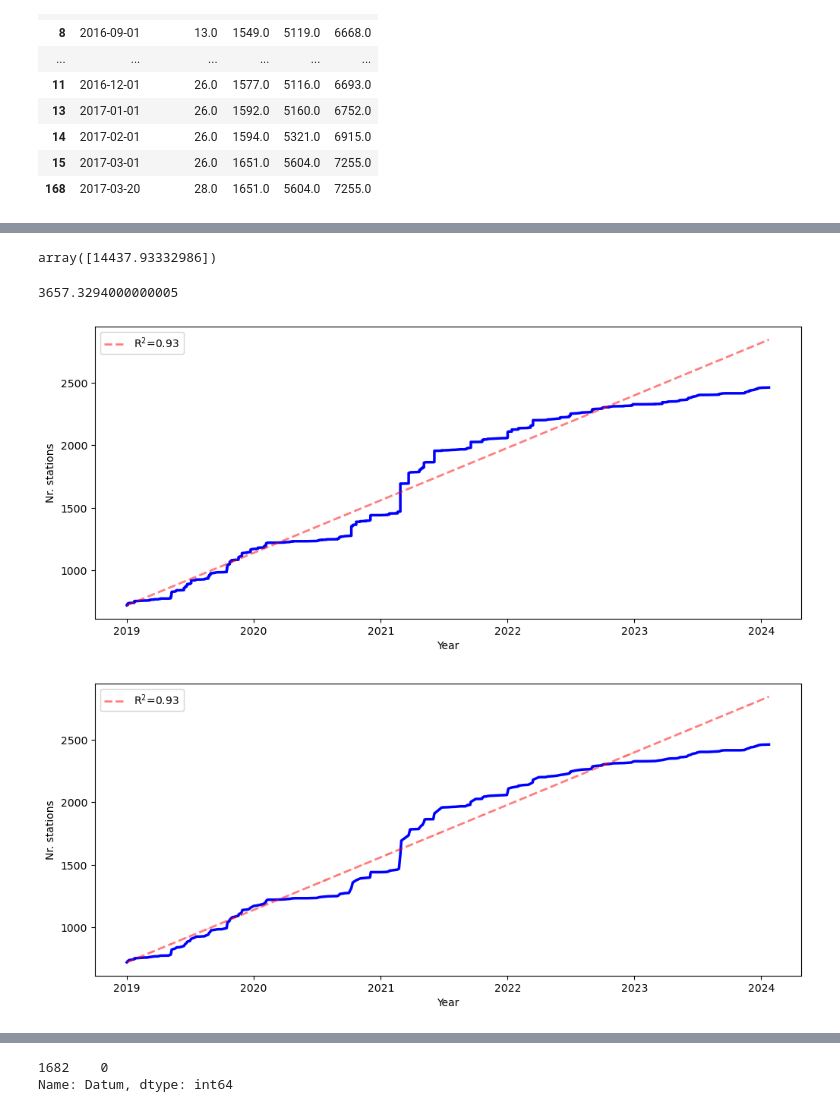
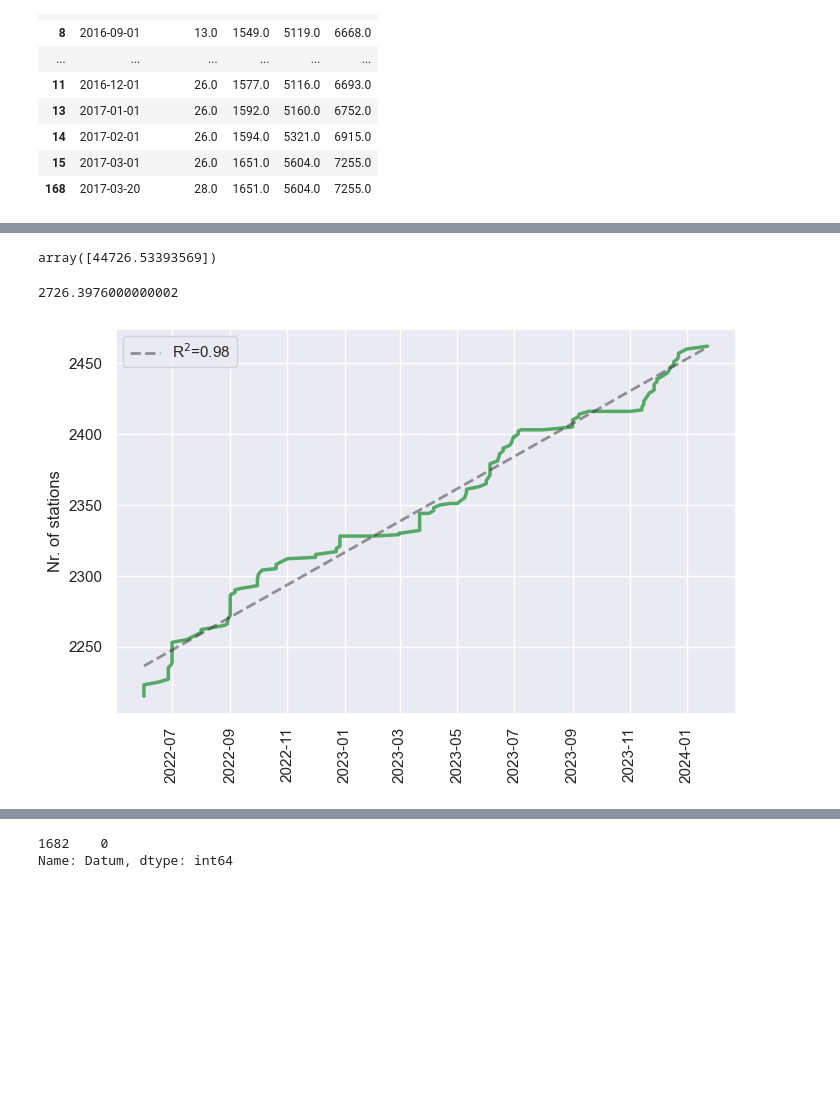
Before and after one commit to Kuroneko369/Muc_electro_vehicles, a Jupyter notebook: notebooks/ladestationen_georg.ipynb, the cells around one changed output, grey strips where cells are left out. Drawn from its saved outputs; the diff is of its cells as text; code cells hidden in the pictures; blank space fills up the shorter version.

```diff
--- a/notebooks/ladestationen_georg.ipynb
+++ b/notebooks/ladestationen_georg.ipynb
@@ -4,3 +4,8 @@
 import pandas as pd
 import matplotlib.pyplot as plt
 import seaborn as sns
+# %%
+sns.set()
+sns.set_style('darkgrid')
+sns.color_palette("pastel")
+#sns.set(rc={'axes.facecolor':'palegreen'})
@@ -431,7 +450,7 @@ Index([38], dtype='int64')
 # %%
-df_BNA_regress = df_BNA_regress.loc[38:,:]
+df_BNA_regress = df_BNA_regress.loc[123:,:]
 # %%
-df_BNA_regress['Datum'] = (df_BNA_regress['Datum'] - pd.Timestamp("2019-01-01")) // pd.Timedelta('1d')
+df_BNA_regress['Datum'] = (df_BNA_regress['Datum'] - pd.Timestamp("2022-06-01")) // pd.Timedelta('1d')
 # %%
 df_BNA_regress.head()
 # %% [output]
@@ -477,9 +496,9 @@ fitted_values = model.fittedvalues
 # %%
 model.predict([20,1])
 # %% [output]
-array([14437.93332986])
+array([44726.53393569])
 # %%
-pred = 721.7634 + 1.1485 * (1826 + 2*365)
+pred = 2236.3080 + 0.3744 * (579 + 2*365)
 pred
 # %% [output]
-3657.3294000000005
+2726.3976000000002
@@ -488,32 +509,17 @@ pred_ratio = pred/195105
 # %%
-fig, ax = plt.subplots(figsize=(12,5))
+fig, ax = plt.subplots(figsize=(8,5))
 
-ax.plot(df_BNA_kfz_merge.loc[38:,:]["Datum"], df_BNA_kfz_merge.loc[38:,:]["Ladepunkte"], linewidth=2.5, color="b")
-ax.plot(df_BNA_kfz_merge.loc[38:,:]["Datum"], fitted_values, linewidth=2, color="red", alpha=0.5, linestyle="--", label="R$^2$=0.93")
+ax.plot(df_BNA_kfz_merge.loc[123:,:]["Datum"], df_BNA_kfz_merge.loc[123:,:]["Ladepunkte"], linewidth=2.5, color="C2")
+ax.plot(df_BNA_kfz_merge.loc[123:,:]["Datum"], fitted_values, linewidth=2, color="0.2", alpha=0.5, linestyle="--", label="R$^2$=0.98")
 #ax.set_title("E-charging stations in Munich")
-ax.set_ylabel("Nr. stations")
-ax.set_xlabel("Year")
-#ax.tick_params(axis='x', labelrotation=90)
+ax.set_ylabel("Nr. of stations")
+#ax.set_xlabel("Year")
+ax.tick_params(axis='x', labelrotation=90)
 #plt.grid()
 #plt.savefig('E-charg_MUC.png', bbox_inches='tight')
 ax.legend()
 plt.savefig('../pic/Echargers_regression.png', bbox_inches='tight')
 plt.show()
 # %% [output]
-[figure, old version]
+[figure, new version]
-# %%
-fig, ax = plt.subplots(figsize=(12,5))
-
-sns.lineplot(x=df_BNA_kfz_merge.loc[38:,:]["Datum"], y=df_BNA_kfz_merge.loc[38:,:]["Ladepunkte"], linewidth=2.5, color="b")
-sns.lineplot(x=df_BNA_kfz_merge.loc[38:,:]["Datum"], y=fitted_values, linewidth=2, color="red", alpha=0.5, linestyle="--", label="R$^2$=0.93")
-#ax.set_title("E-charging stations in Munich")
-ax.set_ylabel("Nr. stations")
-ax.set_xlabel("Year")
-#ax.tick_params(axis='x', labelrotation=90)
-#plt.grid()
-#plt.savefig('E-charg_MUC.png', bbox_inches='tight')
-ax.legend()
-plt.show()
-# %% [output]
-[figure, removed]
 # %%
```
Also changed, not shown: parts of 24 cells of this notebook, 6 other files.
